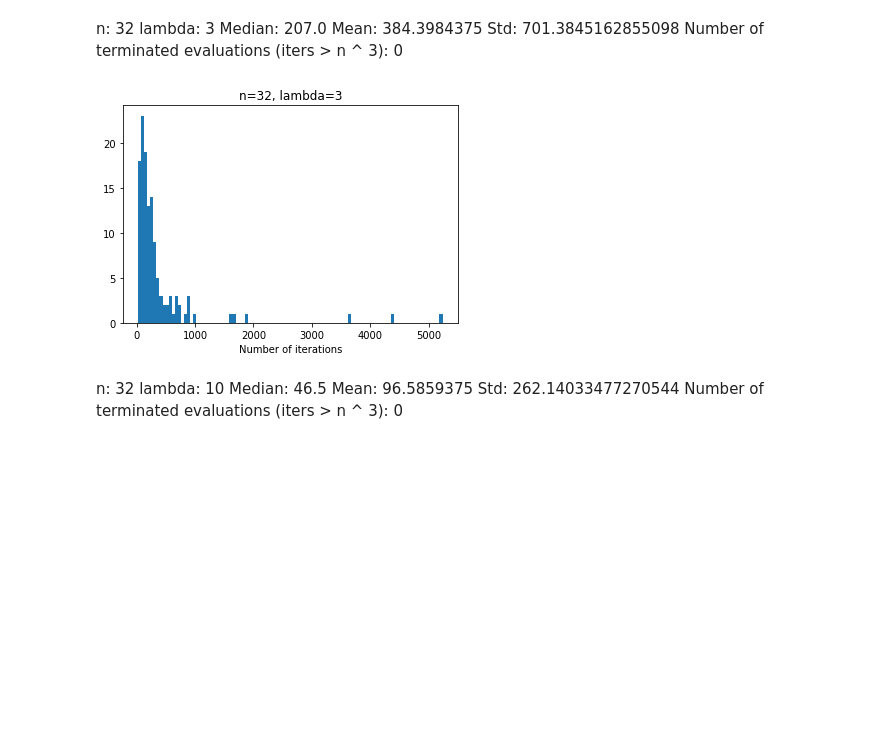
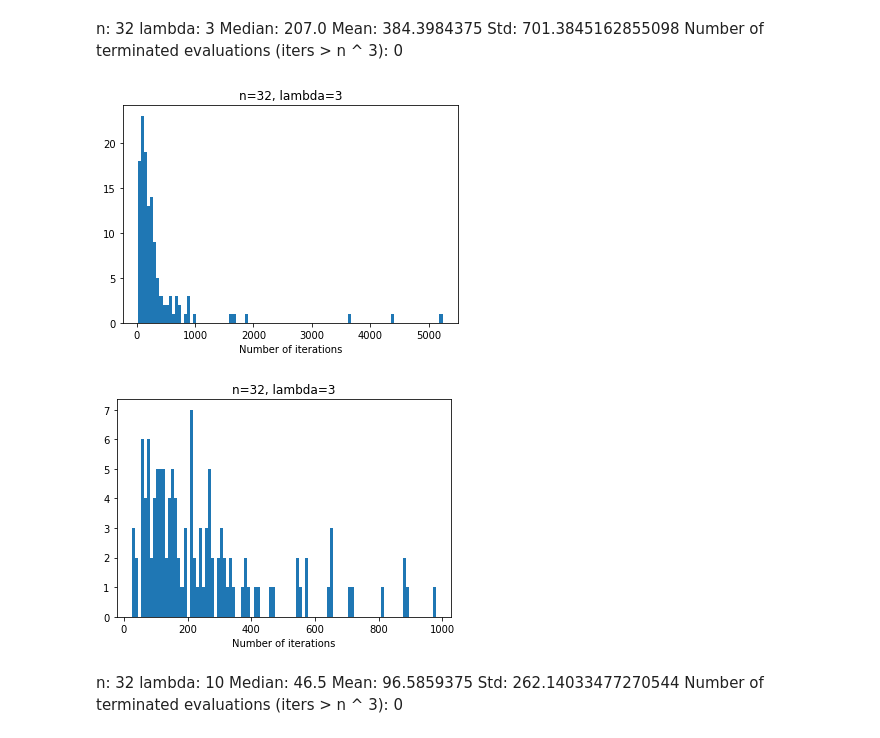
Before and after one commit to sashapff/ollga-noise, a Jupyter notebook: notebook.ipynb, the cells around one changed output. Drawn from its saved outputs; the diff is of its cells as text; code cells hidden in the pictures; blank space fills up the shorter version.

```diff
--- a/notebook.ipynb
+++ b/notebook.ipynb
@@ -19,20 +19,22 @@ Number of terminated evaluations (iters > n ^ 3): 0
 # %%
 n = 32
 lmbd = 3
 a = np.array([ 178,  156,  149,   40,   99,  818,  270,  208,   79,   62,  153,  644,
   238,  257,   65,  161,  465,   77,  212,  248,  296,  297,  391,  193,
   457,  543,  125,  210,  176, 1596,  109,  188,  130,   30,  147,  107,
   160,   61,  134, 3647,  304,  115,  134,   68,  165,  108,  140,  109,
  1871,   25,  238, 1672,  424,  146,   87,  255,  335,  214,  110,  981,
    74,   75,  113,  384,  654,  350,   55,  575,  277,  546,   58,   82,
   880, 4389,  262,  207,  651,  217,  233,   78,  194,  222,  715,  378,
   154,   88,   54,   66,   33,  322,  177,   95,  278,  128,  117,  413,
   150,  312,  652,  212,  100,  265,  113,  889,   41,  120,  129,  576,
   306,  166,  239,  311,  272,  313,   69,  380,  158,  559,  127,  270,
   207,  267,  881, 5240,  339,   57,  711,  101])
 plot_hist(a, n, lmbd)
+plot_hist(a[a < 1000], n, lmbd)
 # %% [output]
 [figure]
+[figure, added]
 # %% [markdown]
 n: 32
 lambda: 10
```
Also changed, not shown: parts of 5 cells of this notebook.
